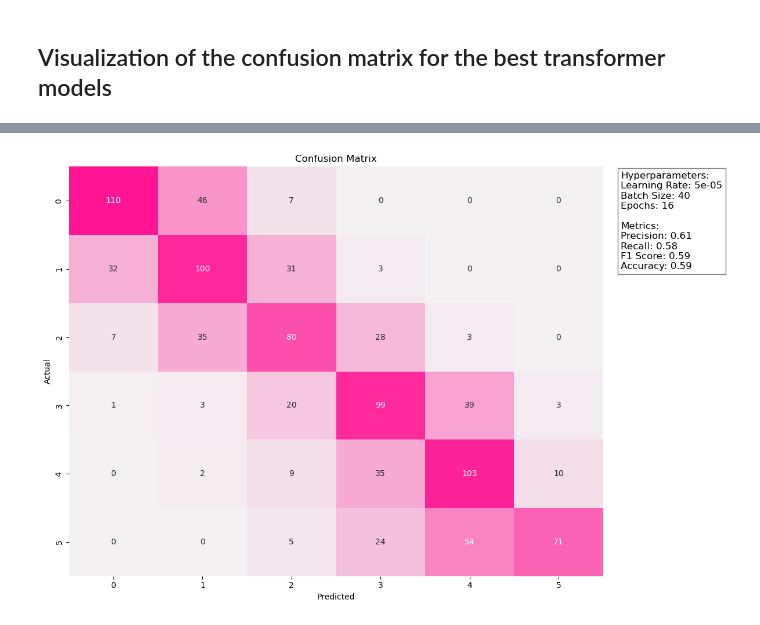
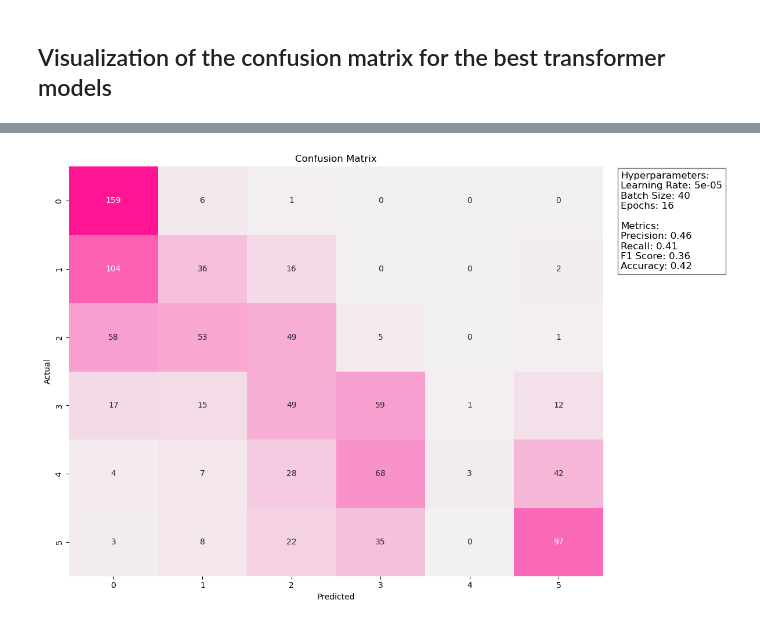
Before and after one commit to BeatriceVaienti/dsml_project, a Jupyter notebook: notebooks/models_evaluation_viz.ipynb, the cells around one changed output, grey strips where cells are left out. Cells and saved outputs as stored; diff of their text form; code cells hidden in the pictures.

```diff
--- a/notebooks/models_evaluation_viz.ipynb
+++ b/notebooks/models_evaluation_viz.ipynb
@@ -193,5 +281,5 @@ def plot_best_metrics(file_path):
 # %%
 # Plot the best metrics and confusion matrix from the specified file
-plot_best_metrics('../hyperparameters_log/best_metrics_camembert.json')
+plot_best_metrics('../hyperparameters_log/final_metrics_flaubert.json')
 # %% [output]
-[figure, old version]
+[figure, new version]
```
Also changed, not shown: parts of 3 cells of this notebook, 16 other files.
